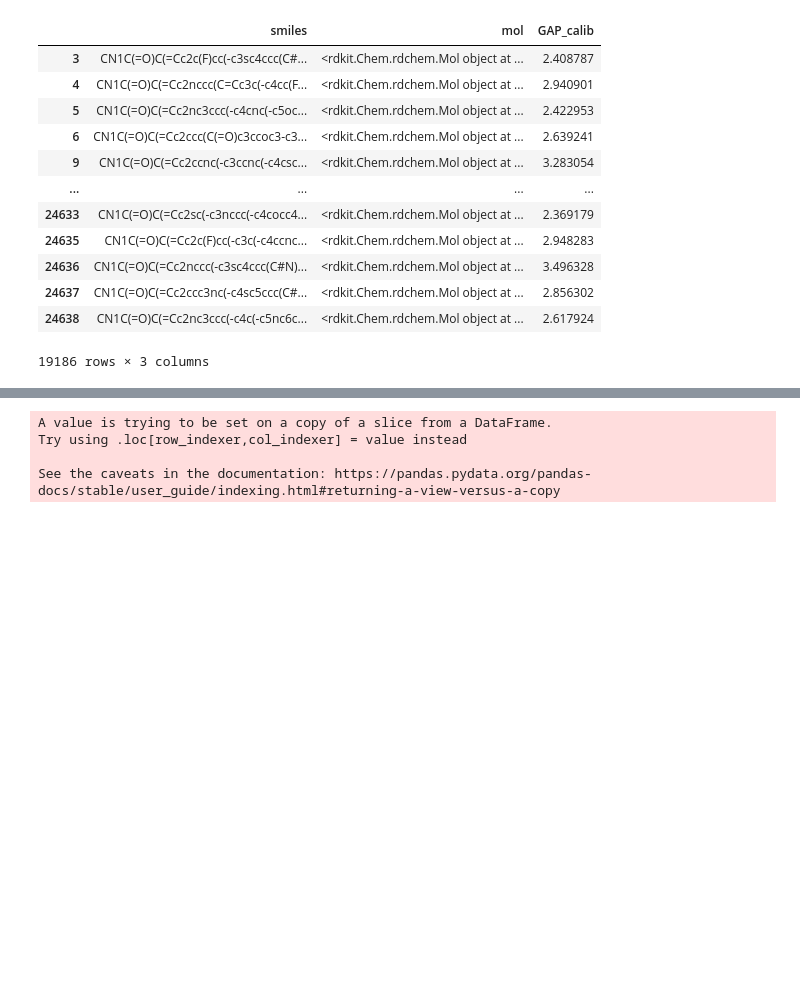
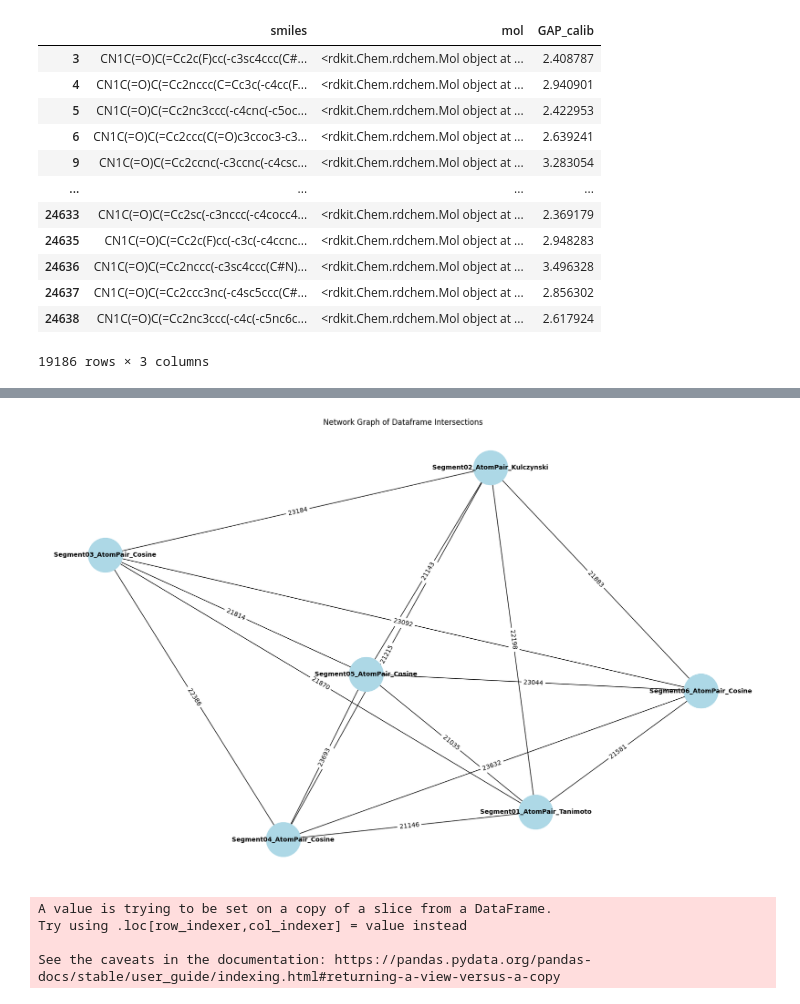
Before and after one commit to chamodpeiris/Curcumin_BendGap_Cheminfo, a Jupyter notebook: Cucumines/cucurmin_solutions/Solution04_RemovedMolecules/Phase03_SegmentSimilarity-Removed Molecules.ipynb, the cells around one changed output, grey strips where cells are left out. Drawn from its saved outputs; the diff is of its cells as text; code cells hidden in the pictures; blank space fills up the shorter version.

```diff
--- a/Cucumines/cucurmin_solutions/Solution04_RemovedMolecules/Phase03_SegmentSimilarity-Removed Molecules.ipynb
+++ b/Cucumines/cucurmin_solutions/Solution04_RemovedMolecules/Phase03_SegmentSimilarity-Removed Molecules.ipynb
@@ -1217,0 +1260,54 @@ Number of common SMILES: 19186
+# %%
+import pandas as pd
+import networkx as nx
+import matplotlib.pyplot as plt
+
+# Example Dataframes (replace with actual dataframes)
+dataframes = [
+    intersect_df_seg01_atom_pair_tanimoto,
+    intersect_df_seg02_atom_pair_kulczynski,
+    intersect_df_seg03_atom_pair_cosine,
+    intersect_df_seg04_atom_pair_cosine,
+    intersect_df_seg05_atom_pair_cosine,
+    intersect_df_seg06_atom_pair_cosine
+]
+
+dataframe_names = [
+    'Segment01_AtomPair_Tanimoto',
+    'Segment02_AtomPair_Kulczynski',
+    'Segment03_AtomPair_Cosine',
+    'Segment04_AtomPair_Cosine',
+    'Segment05_AtomPair_Cosine',
+    'Segment06_AtomPair_Cosine'
+]
+
+# Create a DataFrame for membership tracking
+all_smiles = pd.concat([df[['smiles']] for df in dataframes], ignore_index=True)['smiles'].unique()
+membership_df = pd.DataFrame(index=all_smiles, columns=dataframe_names).fillna(False)
+
+# Populate the membership DataFrame
+for df, name in zip(dataframes, dataframe_names):
+    membership_df.loc[df['smiles'], name] = True
+
+# Create NetworkX graph
+G = nx.Graph()
+for name in dataframe_names:
+    G.add_node(name)
+
+# Add edges based on intersections
+for i, name1 in enumerate(dataframe_names):
+    for name2 in dataframe_names[i+1:]:
+        intersection = membership_df[name1] & membership_df[name2]
+        if intersection.any():
+            G.add_edge(name1, name2, weight=intersection.sum())
+
+# Plot network graph
+plt.figure(figsize=(16, 10))
+pos = nx.spring_layout(G, k=0.5, iterations=50)
+nx.draw(G, pos, with_labels=True, node_size=3000, node_color='lightblue', font_size=10, font_weight='bold')
+edge_labels = nx.get_edge_attributes(G, 'weight')
+nx.draw_networkx_edge_labels(G, pos, edge_labels=edge_labels)
+plt.title('Network Graph of Dataframe Intersections')
+plt.show()
+# %% [output]
+[figure, added]
```
Also changed, not shown: parts of 5 cells of this notebook.
